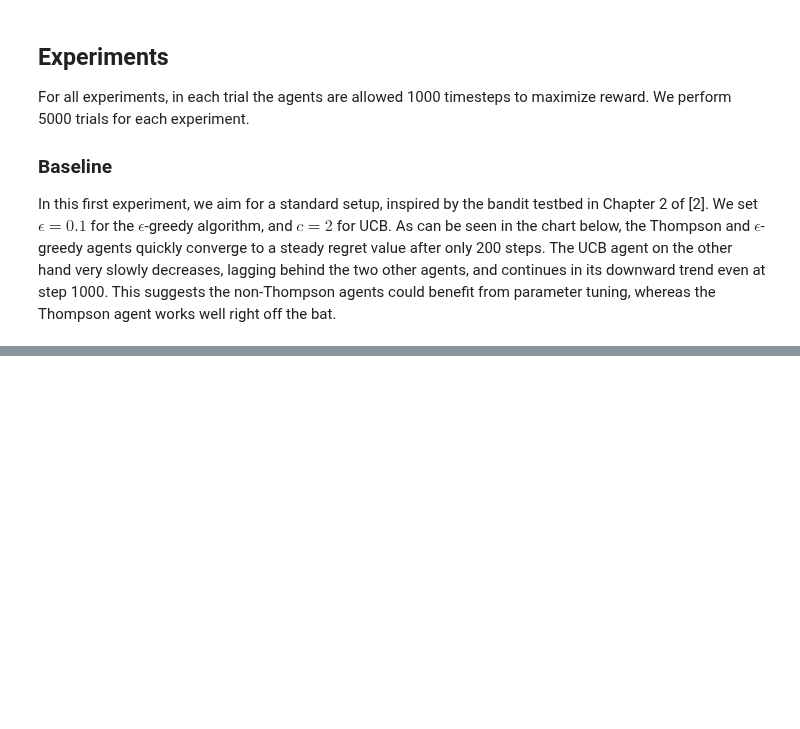
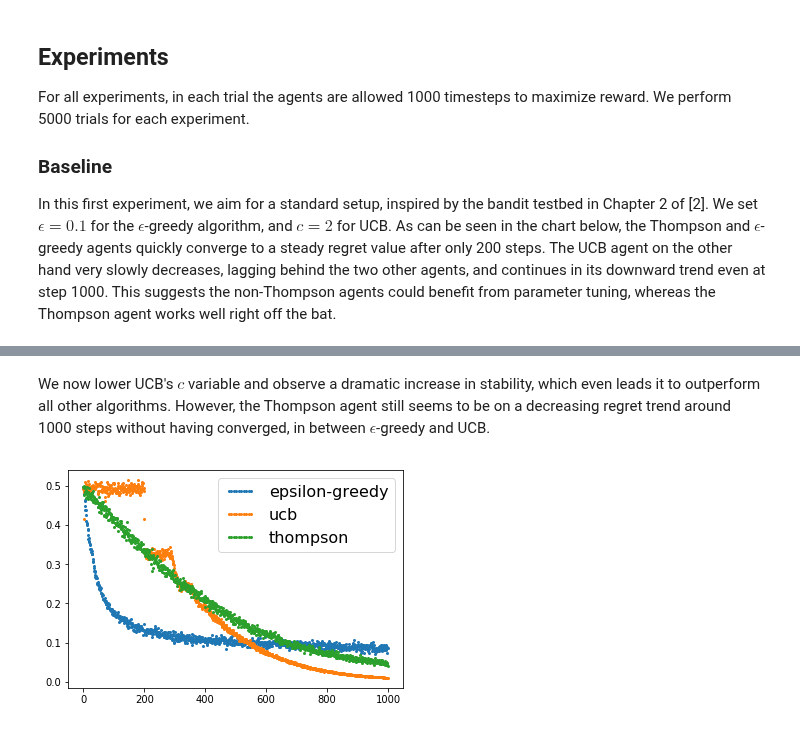
Before and after one commit to martin-fabbri/colab-notebooks, a Jupyter notebook: bandits/02-bandits-thompson-sampling.ipynb, the cells around one changed output, grey strips where cells are left out. Drawn from its saved outputs; the diff is of its cells as text; code cells hidden in the pictures; blank space fills up the shorter version.

```diff
--- a/bandits/02-bandits-thompson-sampling.ipynb
+++ b/bandits/02-bandits-thompson-sampling.ipynb
@@ -294,0 +303,12 @@ KeyboardInterrupt: ignored
+# %% [markdown]
+
+We now lower UCB's $c$ variable and observe a dramatic increase in stability, which even leads it to outperform all other algorithms. However, the Thompson agent still seems to be on a decreasing regret trend around 1000 steps without having converged, in between $\epsilon$-greedy and UCB.
+# %%
+# Experiment 4
+arm_count = 200 # number of arms in bandit
+epsilon = 0.1
+ucb_c = 0.01
+stationary=True
+experiment(arm_count)
+# %% [output]
+[figure, added]
```
Also changed, not shown: parts of 12 cells of this notebook.
